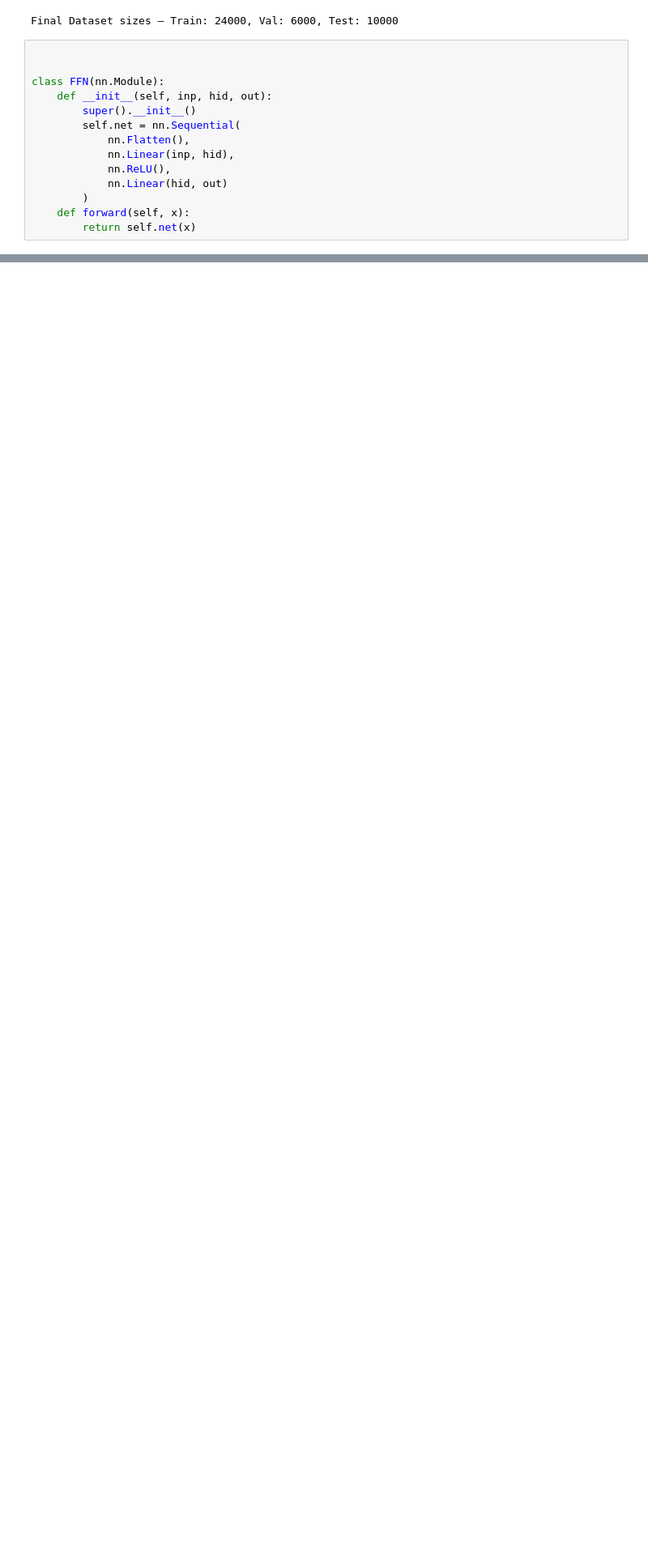
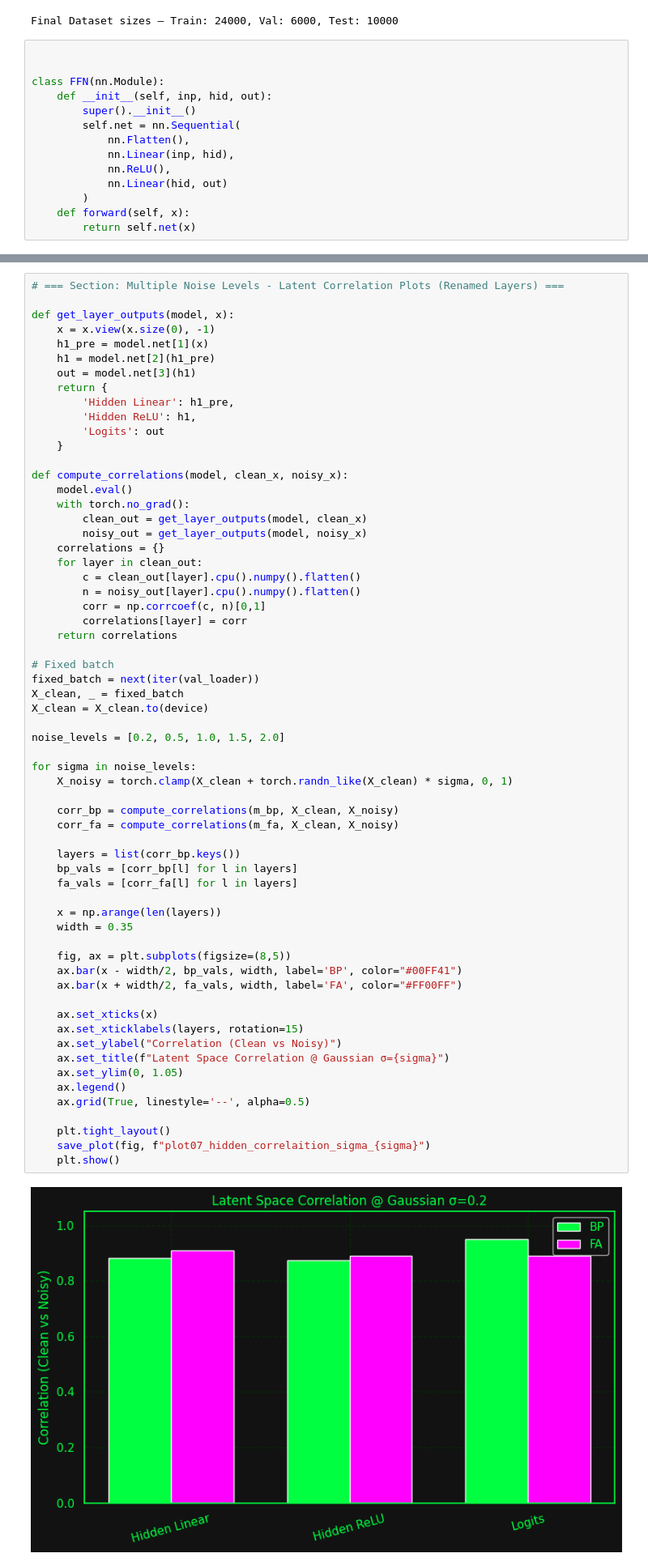
Before and after one commit to 88888Z/bioinspired-learning-rules, a Jupyter notebook: bioinspired-learning-rule_microlearning.ipynb, the cells around one changed output, grey strips where cells are left out. Shown at 81% size. Drawn from its saved outputs; the diff is of its cells as text; blank space fills up the shorter version.

```diff
--- a/bioinspired-learning-rule_microlearning.ipynb
+++ b/bioinspired-learning-rule_microlearning.ipynb
@@ -827,0 +825,64 @@ All plots (1–6) saved to: /mnt/data/nma_plots
+# %%
+# === Section: Multiple Noise Levels - Latent Correlation Plots (Renamed Layers) ===
+
+def get_layer_outputs(model, x):
+    x = x.view(x.size(0), -1)
+    h1_pre = model.net[1](x)
+    h1 = model.net[2](h1_pre)
+    out = model.net[3](h1)
+    return {
+        'Hidden Linear': h1_pre,
+        'Hidden ReLU': h1,
+        'Logits': out
+    }
+
+def compute_correlations(model, clean_x, noisy_x):
+    model.eval()
+    with torch.no_grad():
+        clean_out = get_layer_outputs(model, clean_x)
+        noisy_out = get_layer_outputs(model, noisy_x)
+    correlations = {}
+    for layer in clean_out:
+        c = clean_out[layer].cpu().numpy().flatten()
+        n = noisy_out[layer].cpu().numpy().flatten()
+        corr = np.corrcoef(c, n)[0,1]
+        correlations[layer] = corr
+    return correlations
+
+# Fixed batch
+fixed_batch = next(iter(val_loader))
+X_clean, _ = fixed_batch
+X_clean = X_clean.to(device)
+
+noise_levels = [0.2, 0.5, 1.0, 1.5, 2.0]
+
+for sigma in noise_levels:
+    X_noisy = torch.clamp(X_clean + torch.randn_like(X_clean) * sigma, 0, 1)
+
+    corr_bp = compute_correlations(m_bp, X_clean, X_noisy)
+    corr_fa = compute_correlations(m_fa, X_clean, X_noisy)
+
+    layers = list(corr_bp.keys())
+    bp_vals = [corr_bp[l] for l in layers]
+    fa_vals = [corr_fa[l] for l in layers]
+
+    x = np.arange(len(layers))
+    width = 0.35
+
+    fig, ax = plt.subplots(figsize=(8,5))
+    ax.bar(x - width/2, bp_vals, width, label='BP', color="#00FF41")
+    ax.bar(x + width/2, fa_vals, width, label='FA', color="#FF00FF")
+
+    ax.set_xticks(x)
+    ax.set_xticklabels(layers, rotation=15)
+    ax.set_ylabel("Correlation (Clean vs Noisy)")
+    ax.set_title(f"Latent Space Correlation @ Gaussian σ={sigma}")
+    ax.set_ylim(0, 1.05)
+    ax.legend()
+    ax.grid(True, linestyle='--', alpha=0.5)
+
+    plt.tight_layout()
+    save_plot(fig, f"plot07_hidden_correlaition_sigma_{sigma}")
+    plt.show()
+# %% [output]
+[figure, added]
```
Also changed, not shown: parts of 8 cells of this notebook.
